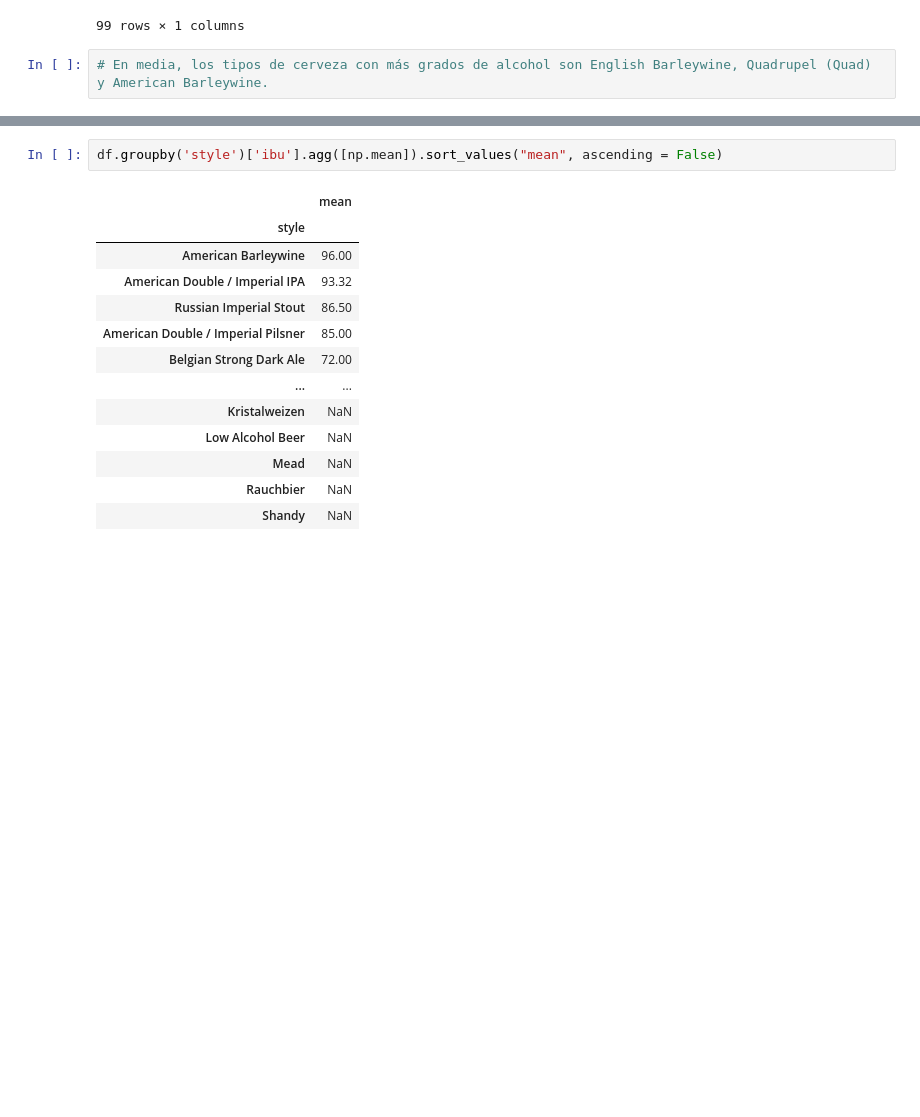
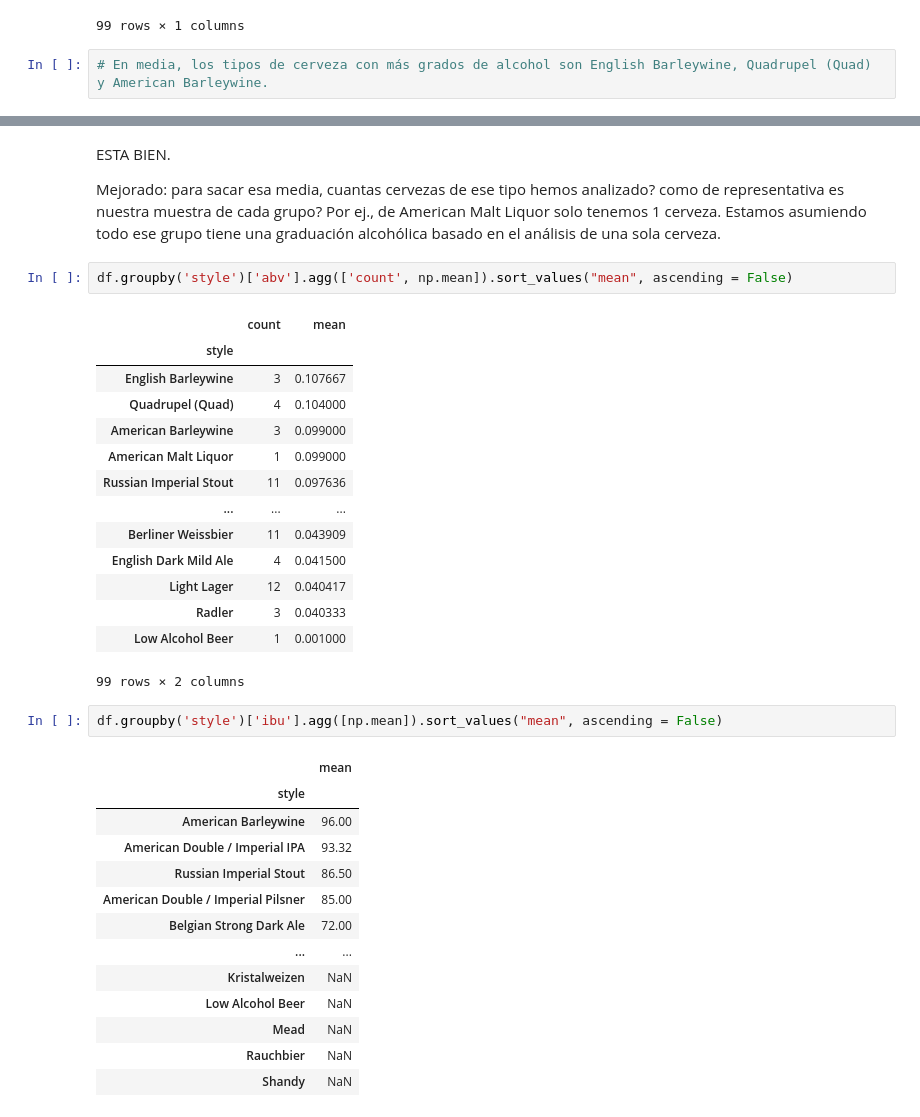
Before and after one commit to rafamd1/mi_copia_dsftmayo24semana1.1, a Jupyter notebook: semana 2/2-Pandas/Practica/6-Beers/birras_repaso.ipynb, the cells around one changed output, grey strips where cells are left out. Drawn from its saved outputs; the diff is of its cells as text; blank space fills up the shorter version.

```diff
--- a/semana 2/2-Pandas/Practica/6-Beers/birras_repaso.ipynb
+++ b/semana 2/2-Pandas/Practica/6-Beers/birras_repaso.ipynb
@@ -350,3 +484,24 @@ df.groupby('style')['abv'].agg([np.mean]).sort_values("mean", ascending = False)
+# %% [markdown]
+ESTA BIEN.
+
+Mejorado: para sacar esa media, cuantas cervezas de ese tipo hemos analizado? como de representativa es nuestra muestra de cada grupo? Por ej., de American Malt Liquor solo tenemos 1 cerveza. Estamos asumiendo todo ese grupo tiene una graduación alcohólica basado en el análisis de una sola cerveza.
+# %%
+df.groupby('style')['abv'].agg(['count', np.mean]).sort_values("mean", ascending = False)
+# %% [output]
+|  | count | mean |
+| style |  |  |
+| English Barleywine | 3 | 0.107667 |
+| Quadrupel (Quad) | 4 | 0.104000 |
+| American Barleywine | 3 | 0.099000 |
+| American Malt Liquor | 1 | 0.099000 |
+| Russian Imperial Stout | 11 | 0.097636 |
+| ... | ... | ... |
+| Berliner Weissbier | 11 | 0.043909 |
+| English Dark Mild Ale | 4 | 0.041500 |
+| Light Lager | 12 | 0.040417 |
+| Radler | 3 | 0.040333 |
+| Low Alcohol Beer | 1 | 0.001000 |
+99 rows × 2 columns
 # %%
 df.groupby('style')['ibu'].agg([np.mean]).sort_values("mean", ascending = False)
 # %% [output]
```
Also changed, not shown: parts of 34 cells of this notebook.
